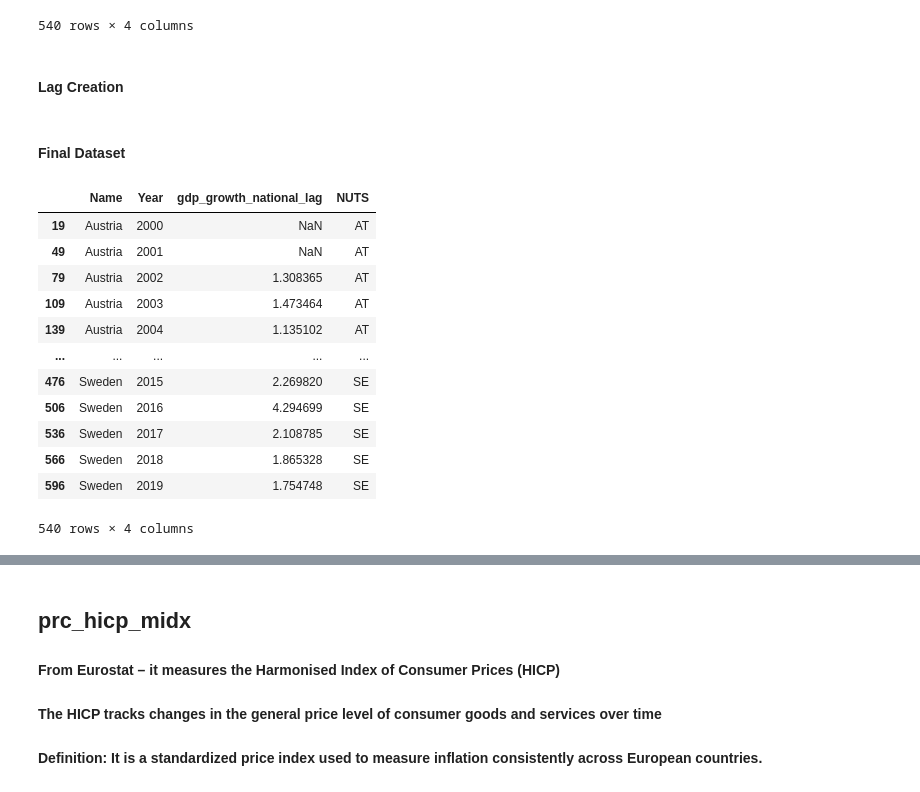
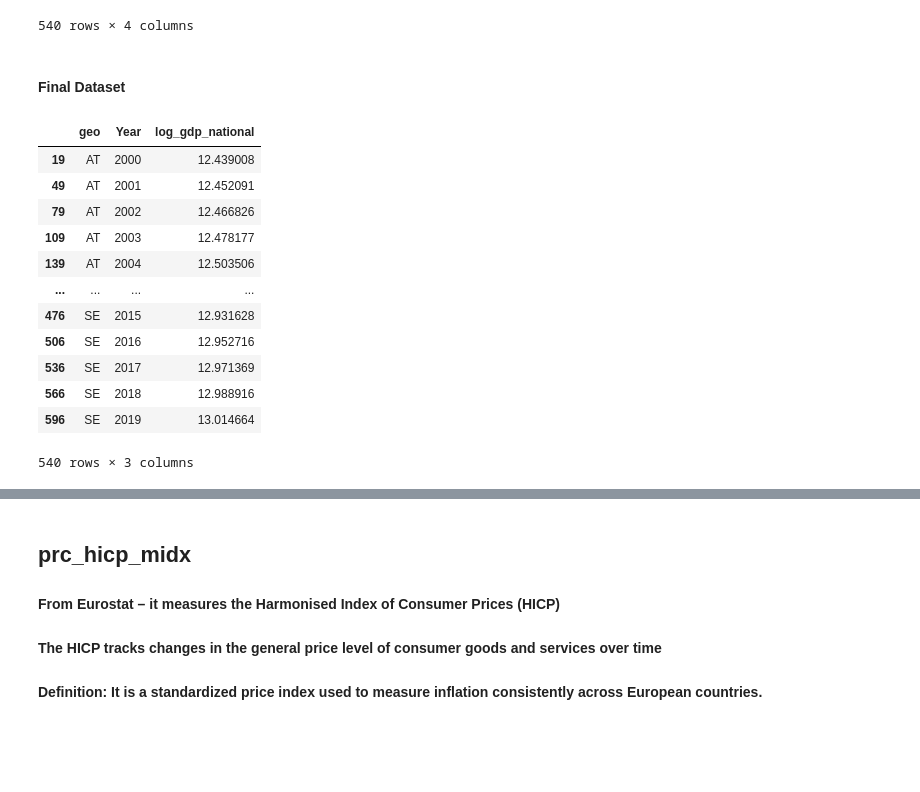
Before and after one commit to SL-Pedro/masters, a Jupyter notebook: Patents1.3.ipynb, the cells around one changed output, grey strips where cells are left out. Drawn from its saved outputs; the diff is of its cells as text; code cells hidden in the pictures; blank space fills up the shorter version.

```diff
--- a/Patents1.3.ipynb
+++ b/Patents1.3.ipynb
@@ -1629,38 +1629,26 @@ df_gdp_long
 # %%
 import numpy as np
 
-df_gdp_long["gdp_growth_national"] = (
-    df_gdp_long
-    .groupby("Name")["gdp"]
-    .transform(lambda x: 100 * np.log(x).diff())
-)
+# Log of national GDP level — used as a level control (not growth)
+df_gdp_long["log_gdp_national"] = np.log(df_gdp_long["gdp"])
-# %% [markdown]
-#### Lag Creation
-# %%
-df_gdp_long["gdp_growth_national_lag"] = (
-    df_gdp_long
-    .groupby("Name")["gdp_growth_national"]
-    .shift(1)
-)
 # %% [markdown]
 #### Final Dataset
 # %%
-df_gdp_growth_national = df_gdp_long[
-    ["Name", "Year", "gdp_growth_national_lag", "NUTS"]
-]
-df_gdp_growth_national
+df_gdp_national = df_gdp_long[["NUTS", "Year", "log_gdp_national"]].copy()
+df_gdp_national = df_gdp_national.rename(columns={"NUTS": "geo"})
+df_gdp_national
 # %% [output]
-|  | Name | Year | gdp_growth_national_lag | NUTS |
-| 19 | Austria | 2000 | NaN | AT |
-| 49 | Austria | 2001 | NaN | AT |
-| 79 | Austria | 2002 | 1.308365 | AT |
-| 109 | Austria | 2003 | 1.473464 | AT |
-| 139 | Austria | 2004 | 1.135102 | AT |
-| ... | ... | ... | ... | ... |
-| 476 | Sweden | 2015 | 2.269820 | SE |
-| 506 | Sweden | 2016 | 4.294699 | SE |
-| 536 | Sweden | 2017 | 2.108785 | SE |
-| 566 | Sweden | 2018 | 1.865328 | SE |
-| 596 | Sweden | 2019 | 1.754748 | SE |
+|  | geo | Year | log_gdp_national |
+| 19 | AT | 2000 | 12.439008 |
+| 49 | AT | 2001 | 12.452091 |
+| 79 | AT | 2002 | 12.466826 |
+| 109 | AT | 2003 | 12.478177 |
+| 139 | AT | 2004 | 12.503506 |
+| ... | ... | ... | ... |
+| 476 | SE | 2015 | 12.931628 |
+| 506 | SE | 2016 | 12.952716 |
+| 536 | SE | 2017 | 12.971369 |
+| 566 | SE | 2018 | 12.988916 |
+| 596 | SE | 2019 | 13.014664 |
-540 rows × 4 columns
+540 rows × 3 columns
 # %%
```
Also changed, not shown: parts of 339 cells of this notebook.
